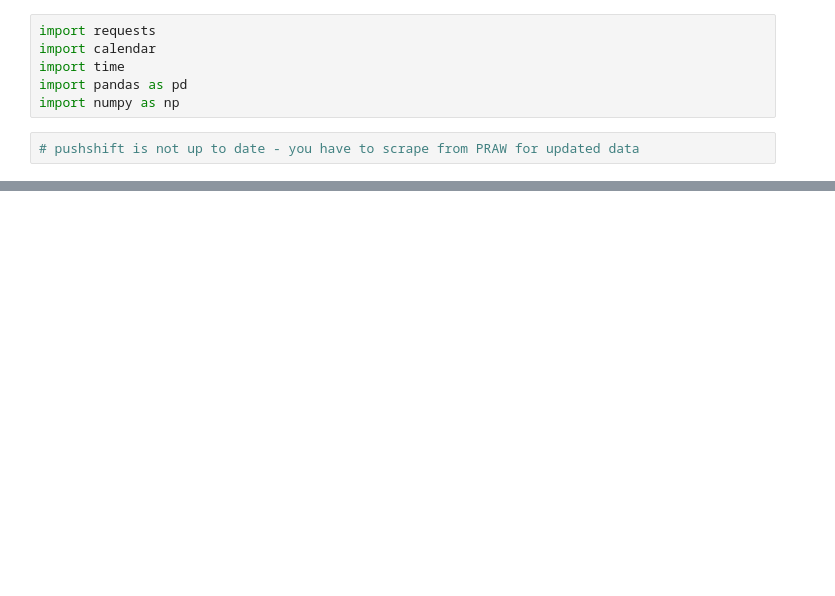
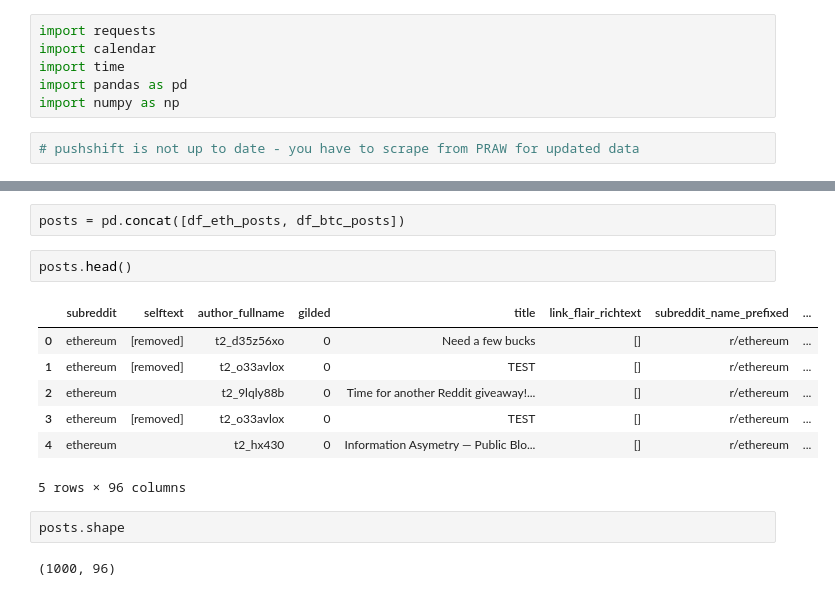
Before and after one commit to ssaurbier/subreddit_nlp, a Jupyter notebook: pushshift.ipynb, the cells around one changed output, grey strips where cells are left out. Saved outputs shown, nothing was run; the diff lists cells and outputs as text; blank space fills up the shorter version.

```diff
--- a/pushshift.ipynb
+++ b/pushshift.ipynb
@@ -80,0 +47,16 @@ df2.head()
+# %%
+posts = pd.concat([df_eth_posts, df_btc_posts])
+# %%
+posts.head()
+# %% [output]
+|  | subreddit | selftext | author_fullname | gilded | title | link_flair_richtext | subreddit_name_prefixed | ... |
+| 0 | ethereum | [removed] | t2_d35z56xo | 0 | Need a few bucks | [] | r/ethereum | ... |
+| 1 | ethereum | [removed] | t2_o33avlox | 0 | TEST | [] | r/ethereum | ... |
+| 2 | ethereum |  | t2_9lqly88b | 0 | Time for another Reddit giveaway!... | [] | r/ethereum | ... |
+| 3 | ethereum | [removed] | t2_o33avlox | 0 | TEST | [] | r/ethereum | ... |
+| 4 | ethereum |  | t2_hx430 | 0 | Information Asymetry — Public Blo... | [] | r/ethereum | ... |
+5 rows × 96 columns
+# %%
+posts.shape
+# %% [output]
+(1000, 96)
```
Also changed, not shown: parts of 20 cells of this notebook, 3 other files.
